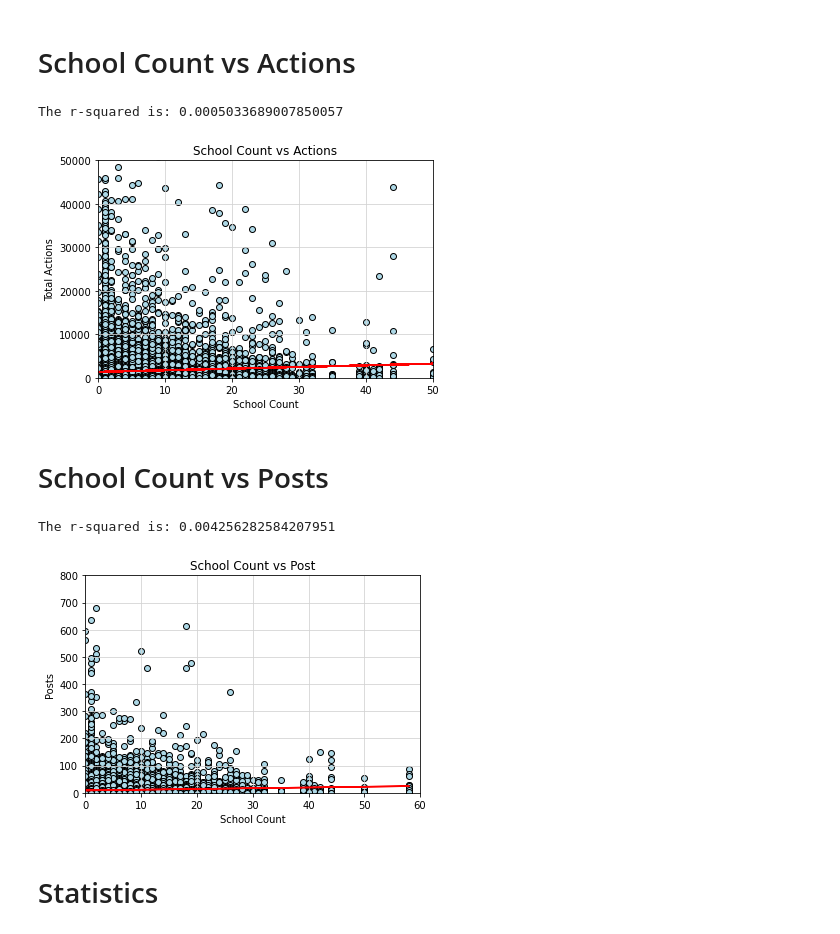
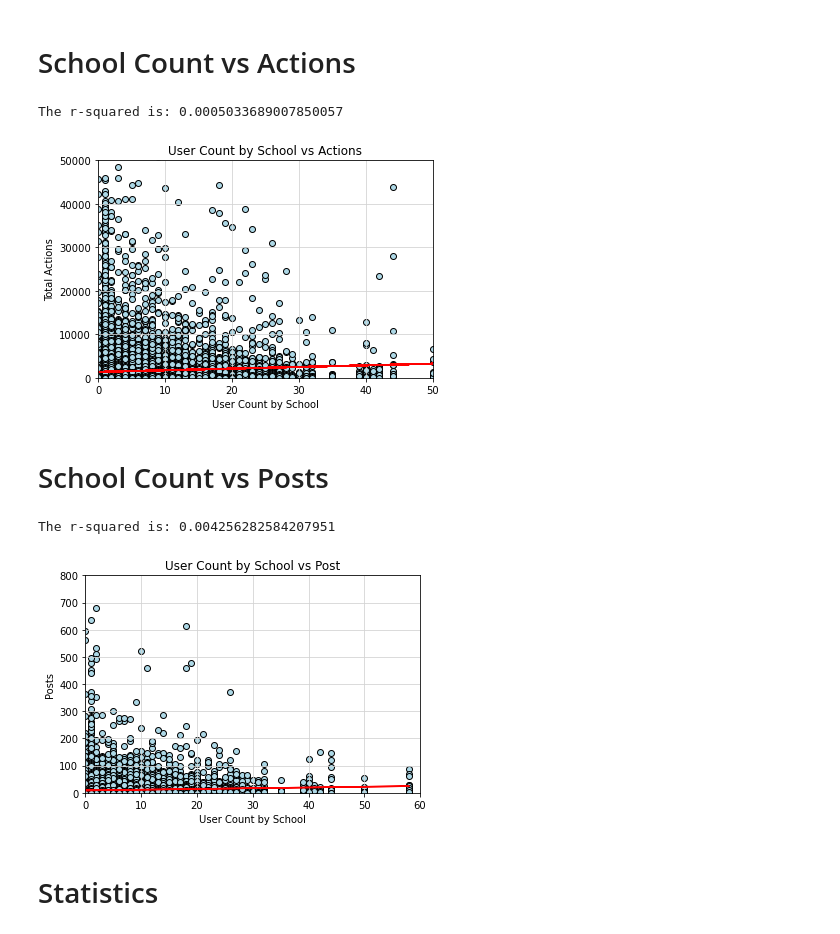
Before and after one commit to SimplyKP22/Moneyball-Project-1, a Jupyter notebook: Moneyball API.ipynb, the cells around one changed output. Saved outputs shown, nothing was run; the diff lists cells and outputs as text; code cells hidden in the pictures.

```diff
--- a/Moneyball API.ipynb
+++ b/Moneyball API.ipynb
@@ -141,24 +141,24 @@ The r-squared is: 0.31014429768597135
 # %%
 x_values = df['schoolCount']
 y_values = df['totalActions']
 (slope, intercept, rvalue, pvalue, stderr) = linregress(x_values, y_values)
 regress_values = x_values * slope + intercept
 line_eq = "y = " + str(round(slope,2)) + "x + " + str(round(intercept,2))
 plt.scatter(x_values,y_values,edgecolors="black",facecolors="lightblue")
 plt.grid (visible=True,which="major",axis="both",linestyle="-",color="lightgrey")
 plt.plot(x_values,regress_values,"r-")
 plt.annotate(line_eq,(150000,10),fontsize=15,color="red")
-plt.xlabel('School Count')
+plt.xlabel('User Count by School')
 plt.ylabel('Total Actions')
-plt.title("School Count vs Actions")
+plt.title("User Count by School vs Actions")
 plt.ylim(0,50000)
 plt.xlim(0,50)
-plt.savefig("School Count vs Actions.png")
+plt.savefig("User Count by School vs Actions.png")
 print(f"The r-squared is: {rvalue**2}")
 plt.show()
 # %% [output]
 The r-squared is: 0.0005033689007850057
-[figure, old version]
+[figure, new version]
 # %% [markdown]
 # School Count vs Posts
 # %%
@@ -171,17 +171,17 @@ plt.scatter(x_values,y_values,edgecolors="black",facecolors="lightblue")
 plt.grid (visible=True,which="major",axis="both",linestyle="-",color="lightgrey")
 plt.plot(x_values,regress_values,"r-")
 plt.annotate(line_eq,(150000,10),fontsize=15,color="red")
-plt.xlabel('School Count')
+plt.xlabel('User Count by School')
 plt.ylabel('Posts')
-plt.title("School Count vs Post")
+plt.title("User Count by School vs Post")
 plt.ylim(0,800)
 plt.xlim(0,60)
-plt.savefig("School Count vs Posts.png")
+plt.savefig("User Count by School vs Posts.png")
 print(f"The r-squared is: {rvalue**2}")
 plt.show()
 # %% [output]
 The r-squared is: 0.004256282584207951
-[figure, old version]
+[figure, new version]
 # %% [markdown]
 # Statistics
 # %%
```
Also changed, not shown: parts of 3 cells of this notebook, 5 other files.
